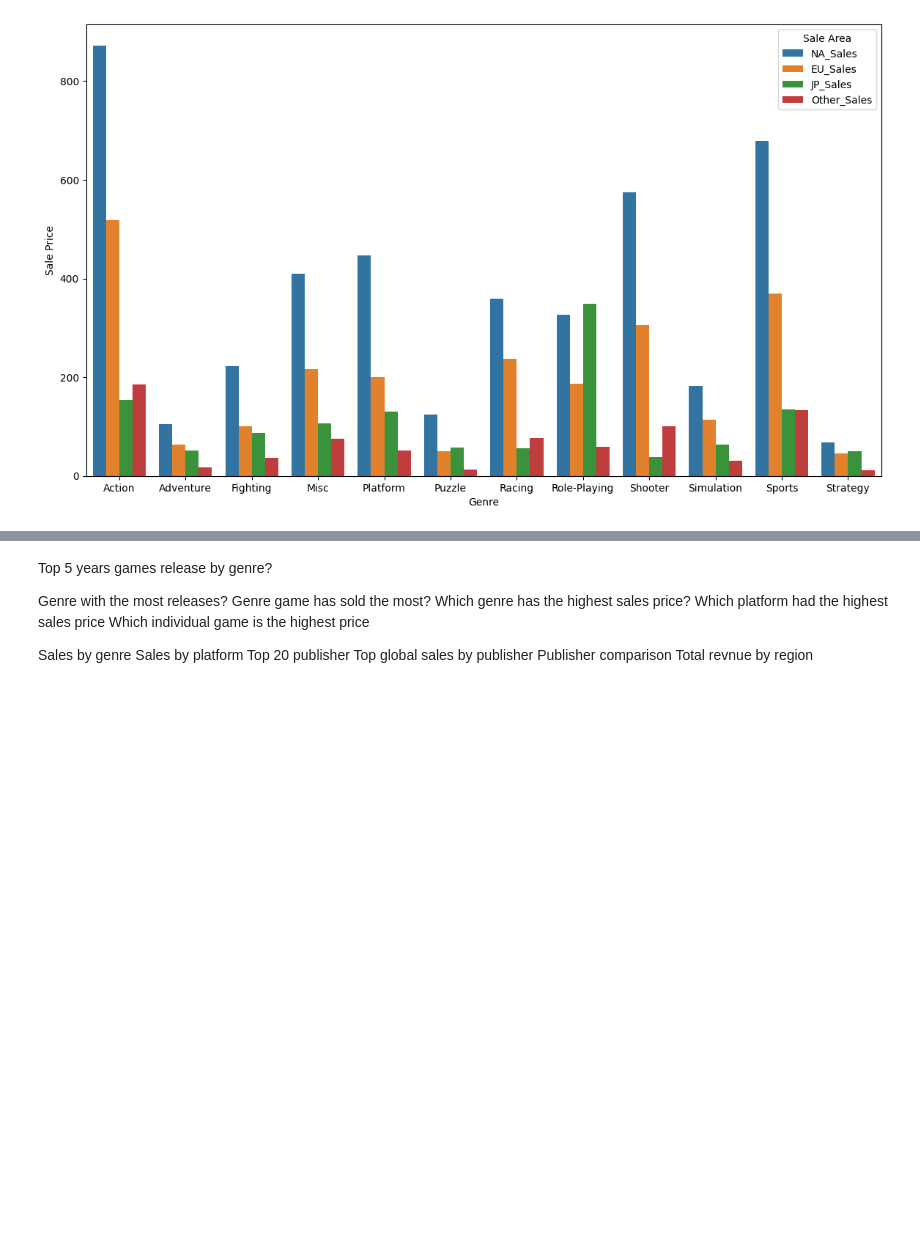
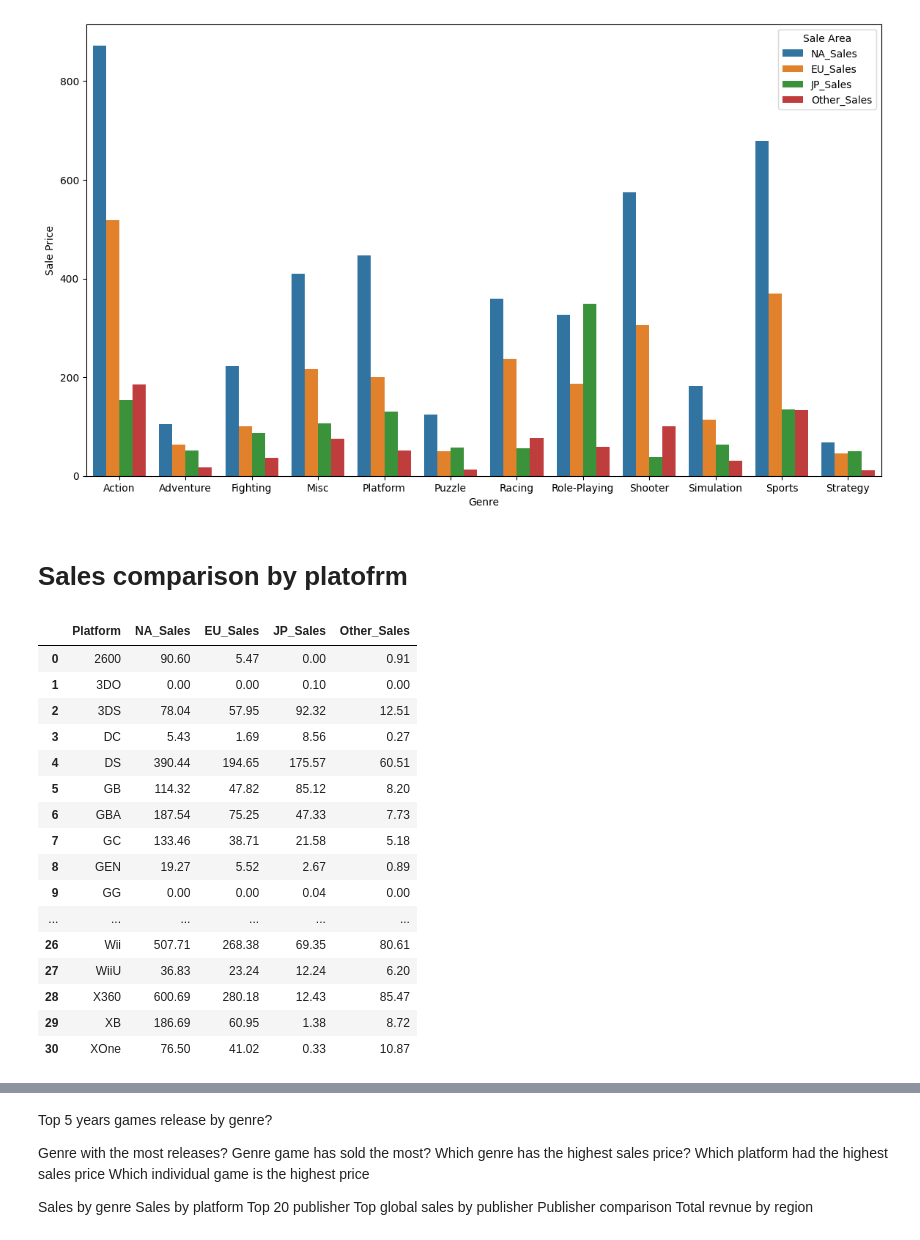
Before and after one commit to pgeneta/Video-Games-EDA, a Jupyter notebook: videogames.ipynb, the cells around one changed output, grey strips where cells are left out. Drawn from its saved outputs; the diff is of its cells as text; code cells hidden in the pictures; blank space fills up the shorter version.

```diff
--- a/videogames.ipynb
+++ b/videogames.ipynb
@@ -381,3 +400,28 @@ plt.legend(title = "Sale Area", loc = 'upper right')
 # %% [output]
 <matplotlib.legend.Legend at 0x...>
 [figure]
+# %% [markdown]
+<h1>Sales comparison by platofrm</h1>
+# %%
+comp_platform = df[['Platform','NA_Sales', 'EU_Sales', 'JP_Sales', 'Other_Sales']]
+comp_platform = comp_platform.groupby('Platform').sum().reset_index()
+
+comp_platform
+# %% [output]
+|  | Platform | NA_Sales | EU_Sales | JP_Sales | Other_Sales |
+| 0 | 2600 | 90.60 | 5.47 | 0.00 | 0.91 |
+| 1 | 3DO | 0.00 | 0.00 | 0.10 | 0.00 |
+| 2 | 3DS | 78.04 | 57.95 | 92.32 | 12.51 |
+| 3 | DC | 5.43 | 1.69 | 8.56 | 0.27 |
+| 4 | DS | 390.44 | 194.65 | 175.57 | 60.51 |
+| 5 | GB | 114.32 | 47.82 | 85.12 | 8.20 |
+| 6 | GBA | 187.54 | 75.25 | 47.33 | 7.73 |
+| 7 | GC | 133.46 | 38.71 | 21.58 | 5.18 |
+| 8 | GEN | 19.27 | 5.52 | 2.67 | 0.89 |
+| 9 | GG | 0.00 | 0.00 | 0.04 | 0.00 |
+| ... | ... | ... | ... | ... | ... |
+| 26 | Wii | 507.71 | 268.38 | 69.35 | 80.61 |
+| 27 | WiiU | 36.83 | 23.24 | 12.24 | 6.20 |
+| 28 | X360 | 600.69 | 280.18 | 12.43 | 85.47 |
+| 29 | XB | 186.69 | 60.95 | 1.38 | 8.72 |
+| 30 | XOne | 76.50 | 41.02 | 0.33 | 10.87 |
```
Also changed, not shown: parts of 12 cells of this notebook.
